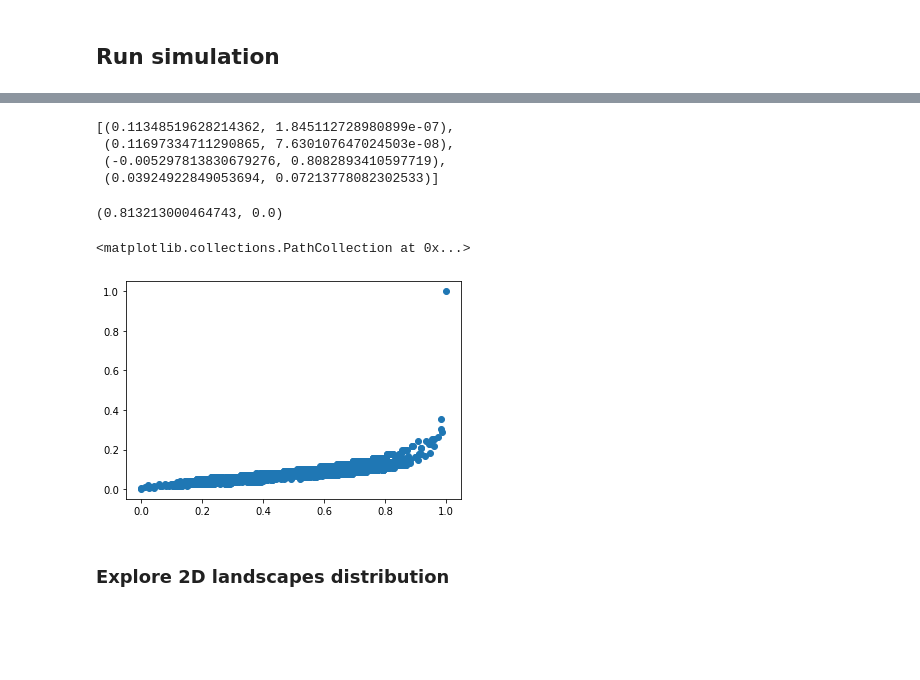
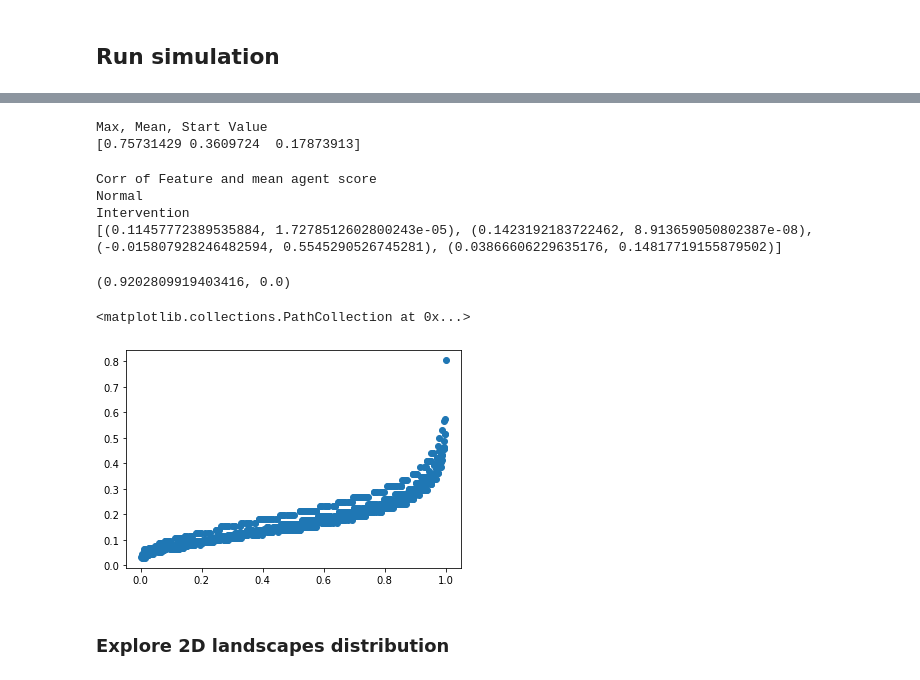
Before and after one commit to sheuschk/DiversitySimulation, a Jupyter notebook: CCN_style_simulation.ipynb, the cells around one changed output, grey strips where cells are left out. Cells and saved outputs as stored; diff of their text form; code cells hidden in the pictures; blank space fills up the shorter version.

```diff
--- a/CCN_style_simulation.ipynb
+++ b/CCN_style_simulation.ipynb
@@ -330,18 +365,21 @@ def SHC(env, iterations = 150, eta=0.05):
 # %%
 iterations    = 150
 score_counter = np.zeros(iterations+1)
-n_trials = 500
+n_trials = 300
 
 eta_corr = np.zeros((n_trials, 2))
 check_states = []
+all_scores_std = np.zeros((iterations+1, n_trials))
 for _ in range(n_trials):
     eta = rng.random()
-    eta_s = eta**2
+    # eta_s = eta**2
     # eta_s = int(np.round(np.clip(eta*3, 1, 20)))
+    eta_s = 15 + eta * 5
 
     all_scores, state = SHC(env, iterations, eta_s)
     score_counter += all_scores
     eta_corr[_] = [all_scores.mean(), eta]
+    all_scores_std[:,_] = all_scores
 
     check_states.append(env.get_fitness(state))
 
@@ -500,7 +542,7 @@ N, K = int(N), int(K)
 for i in range(n_landscapes):
     keys = landscapes[i].keys()
     values = np.array(list(landscapes[i].values()))
-    values = values ** 6
+    values = values ** 4
     landscapes[i] = dict(zip(keys, values))
 
 env_names = ["MasonWatts", "Ackley", "DropWave"]
@@ -515,12 +557,13 @@ def run(total_simulations, intervention, env_type):
         envs = landscapes
 
     # Setup for intevention
-    if intervention is True:
+    if intervention == True:
         F_rm = create_roleModel_features(n_roleModels, noise_features, rng)
         if env_type == "NK":
             env = NK_landscape_loaded(N, K, envs[rng.integers(0, n_landscapes)])
             R_rm = initialize_role_models(env, n_roleModels)
-
+    else:
+        F_rm = R_rm = None
 
     # Result saving
     all_results = np.empty((total_simulations * n_agents, 13))  # Second param: How many vars to track
@@ -548,7 +591,7 @@ def run(total_simulations, intervention, env_type):
                                                           F=F, lr=lr, max_iter=max_iterations,
                                                           env=env, all_steps=all_steps, R_scale=R_scale,
                                                           beta=beta, tau=tau, intervention_start=intervention_start,
-                                                          sigma=sigma, rng=rng)
+                                                          sigma=sigma, F_rm=F_rm, R_rm=R_rm, rng=rng)
 
         run_results = np.concatenate((F,
                                       W,
@@ -673,0 +645,13 @@ array([0.63225714, 0.49804733, 0.07789442])
+# %%
+# intervention = True
+def get_tau(i, max_i, eta):
+    # return 20 - 20*np.exp(-0.05*iteration)
+    return (i/ max_i) * eta * 10
+    # return ((i+1)/max_i) * eta * 20
+    # return ((-1/(1+i*(eta*0.1)))+1)*20
+    # return 20 - 20*np.exp(-eta*0.1*i)
+
+W_results_int, S_results_int, all_results_int = run(total_simulations, intervention, env_type)
+
+# intervention = False
+# W_results, S_results, all_results = run(total_simulations, intervention, env_type)
@@ -674,17 +705,27 @@ array([0.63225714, 0.49804733, 0.07789442])
+# %%
+# Max, Mean, Start Value
+print("Max, Mean, Start Value")
+#print(all_results[:,8:11].mean(axis=0))
+print(all_results_int[:,8:11].mean(axis=0))
+# %% [output]
+Max, Mean, Start Value
+[0.75731429 0.3609724  0.17873913]
 # %%
 print("Corr of Feature and mean agent score")
-print("Normal      ", [pearsonr(all_results[:,i], all_results[:,9]) for i in range(4)])
-print("Intervention", [pearsonr(all_results[:,i], all_results[:,9]) for i in range(4)])
+print("Normal      ")
+#print([pearsonr(all_results[:,i], all_results[:,9]) for i in range(4)])
+print("Intervention")
+print([pearsonr(all_results_int[:,i], all_results_int[:,9]) for i in range(4)])
 # %% [output]
-[(0.11348519628214362, 1.845112728980899e-07),
- (0.11697334711290865, 7.630107647024503e-08),
- (-0.005297813830679276, 0.8082893410597719),
- (0.03924922849053694, 0.07213778082302533)]
+Corr of Feature and mean agent score
+Normal
+Intervention
+[(0.11457772389535884, 1.7278512602800243e-05), (0.1423192183722462, 8.913659050802387e-08), (-0.015807928246482594, 0.5545290526745281), (0.03866606229635176, 0.14817719155879502)]
 # %%
 # Correlation: start value - privilege
-print(pearsonr(all_results[:,3], all_results[:,10]))
-plt.scatter(all_results[:,3], all_results[:,10])
+print(pearsonr(all_results_int[:,3], all_results_int[:,10]))
+plt.scatter(all_results_int[:,3], all_results_int[:,10])
 # %% [output]
-(0.813213000464743, 0.0)
+(0.9202809919403416, 0.0)
 <matplotlib.collections.PathCollection at 0x...>
-[figure, old version]
+[figure, new version]
```
Also changed, not shown: parts of 21 cells of this notebook, 1 other file.
